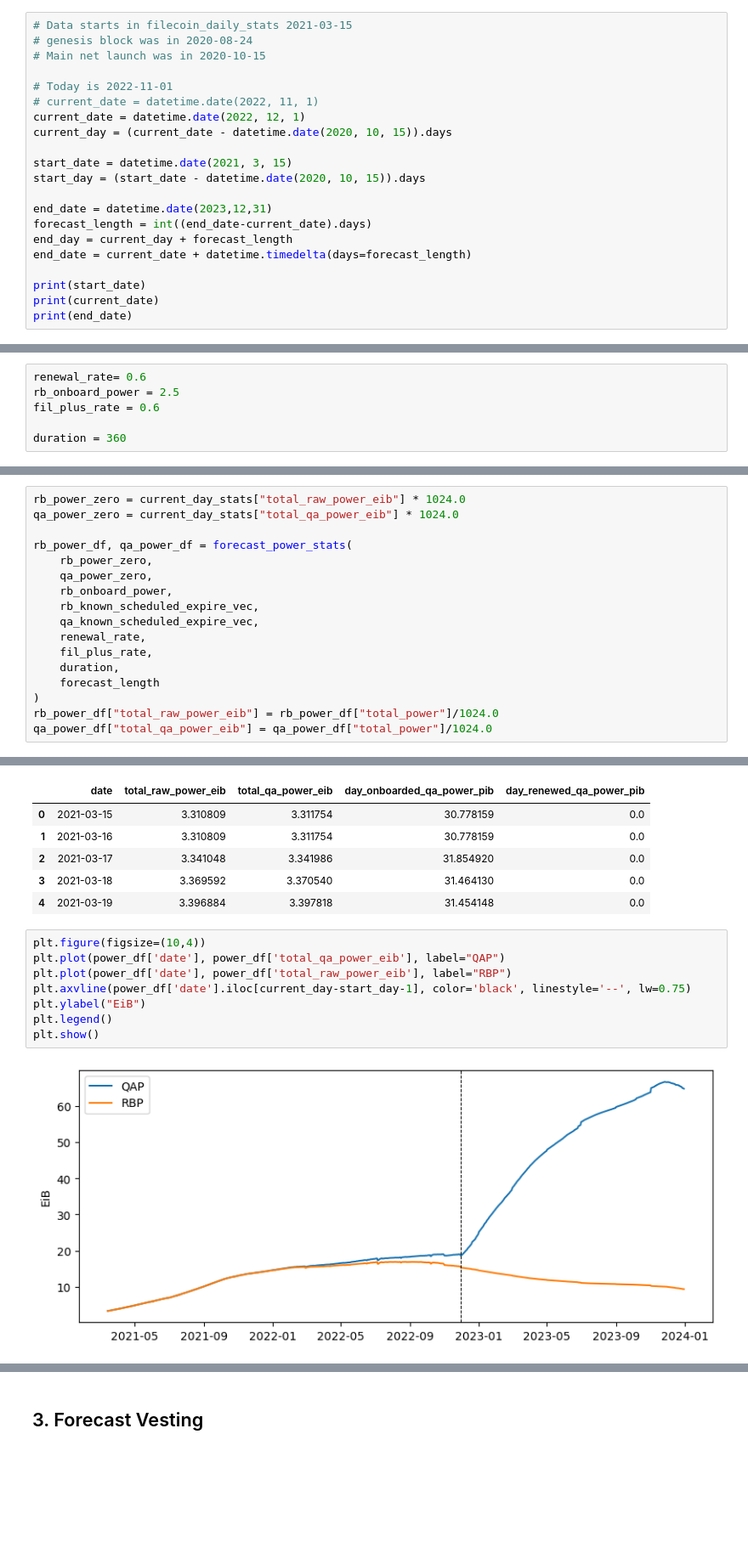
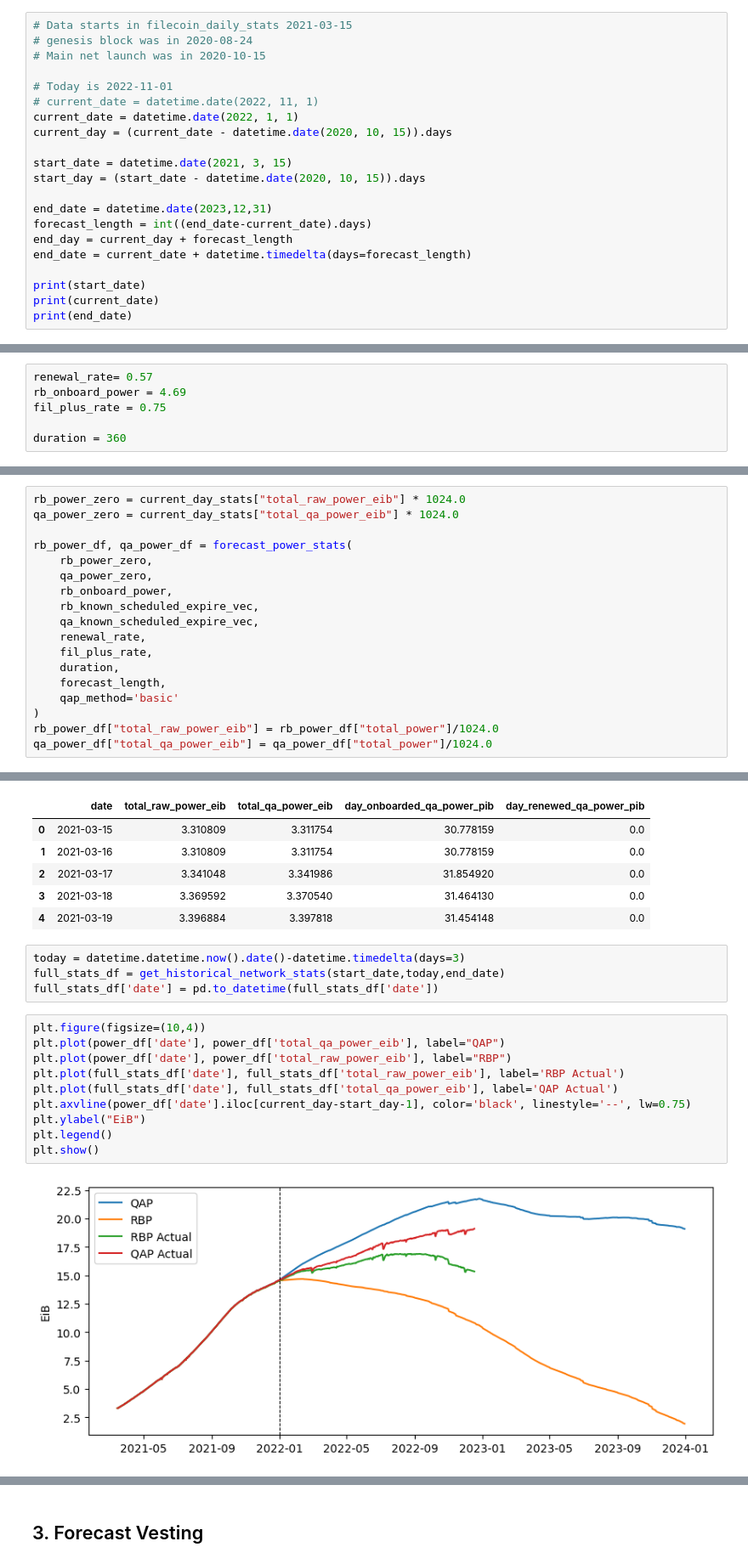
Before and after one commit to protocol/filecoin-mecha-twin, a Jupyter notebook: notebooks/backtest.ipynb, the cells around one changed output, grey strips where cells are left out. Shown: that part at 85% size. Drawn from its saved outputs; the diff is of its cells as text; blank space fills up the shorter version.

```diff
--- a/notebooks/backtest.ipynb
+++ b/notebooks/backtest.ipynb
@@ -32,7 +32,7 @@ from mechafil.supply import forecast_circulating_supply_df
 
 # Today is 2022-11-01
 # current_date = datetime.date(2022, 11, 1)
-current_date = datetime.date(2022, 12, 1)
+current_date = datetime.date(2022, 1, 1)
 current_day = (current_date - datetime.date(2020, 10, 15)).days
 
 start_date = datetime.date(2021, 3, 15)
@@ -52,8 +52,8 @@ print(end_date)
 2023-12-31
 # %%
-renewal_rate= 0.6
-rb_onboard_power = 2.5
-fil_plus_rate = 0.6
+renewal_rate= 0.57
+rb_onboard_power = 4.69
+fil_plus_rate = 0.75
 
 duration = 360
 # %% [markdown]
@@ -111,7 +111,8 @@ rb_power_df, qa_power_df = forecast_power_stats(
     renewal_rate,
     fil_plus_rate,
     duration,
-    forecast_length
+    forecast_length,
+    qap_method='basic'
 )
 rb_power_df["total_raw_power_eib"] = rb_power_df["total_power"]/1024.0
 qa_power_df["total_qa_power_eib"] = qa_power_df["total_power"]/1024.0
@@ -135,16 +136,22 @@ power_df.head()
 | 2 | 2021-03-17 | 3.341048 | 3.341986 | 31.854920 | 0.0 |
 | 3 | 2021-03-18 | 3.369592 | 3.370540 | 31.464130 | 0.0 |
 | 4 | 2021-03-19 | 3.396884 | 3.397818 | 31.454148 | 0.0 |
+# %%
+today = datetime.datetime.now().date()-datetime.timedelta(days=3)
+full_stats_df = get_historical_network_stats(start_date,today,end_date)
+full_stats_df['date'] = pd.to_datetime(full_stats_df['date'])
 # %%
 plt.figure(figsize=(10,4))
 plt.plot(power_df['date'], power_df['total_qa_power_eib'], label="QAP")
 plt.plot(power_df['date'], power_df['total_raw_power_eib'], label="RBP")
+plt.plot(full_stats_df['date'], full_stats_df['total_raw_power_eib'], label='RBP Actual')
+plt.plot(full_stats_df['date'], full_stats_df['total_qa_power_eib'], label='QAP Actual')
 plt.axvline(power_df['date'].iloc[current_day-start_day-1], color='black', linestyle='--', lw=0.75)
 plt.ylabel("EiB")
 plt.legend()
 plt.show()
 # %% [output]
-[figure, old version]
+[figure, new version]
 # %%
 plt.figure(figsize=(10,4))
 plt.plot(power_df['date'], power_df['day_onboarded_qa_power_pib'], label="QAP onboarded")
```
Also changed, not shown: parts of 12 cells of this notebook.
